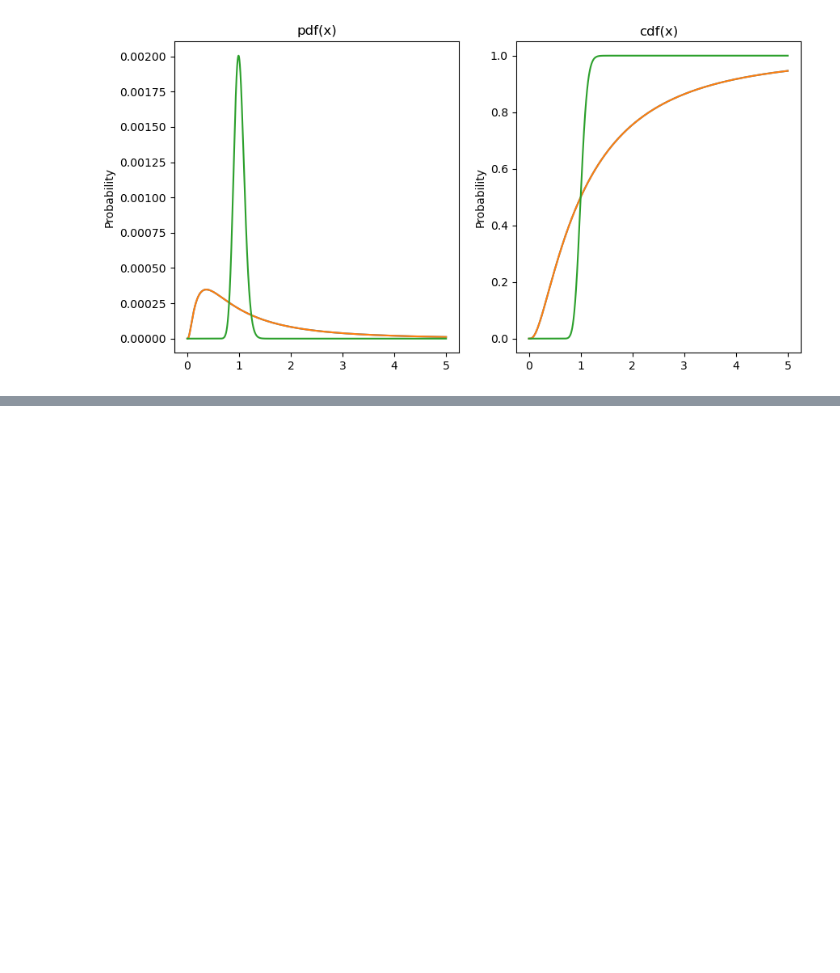
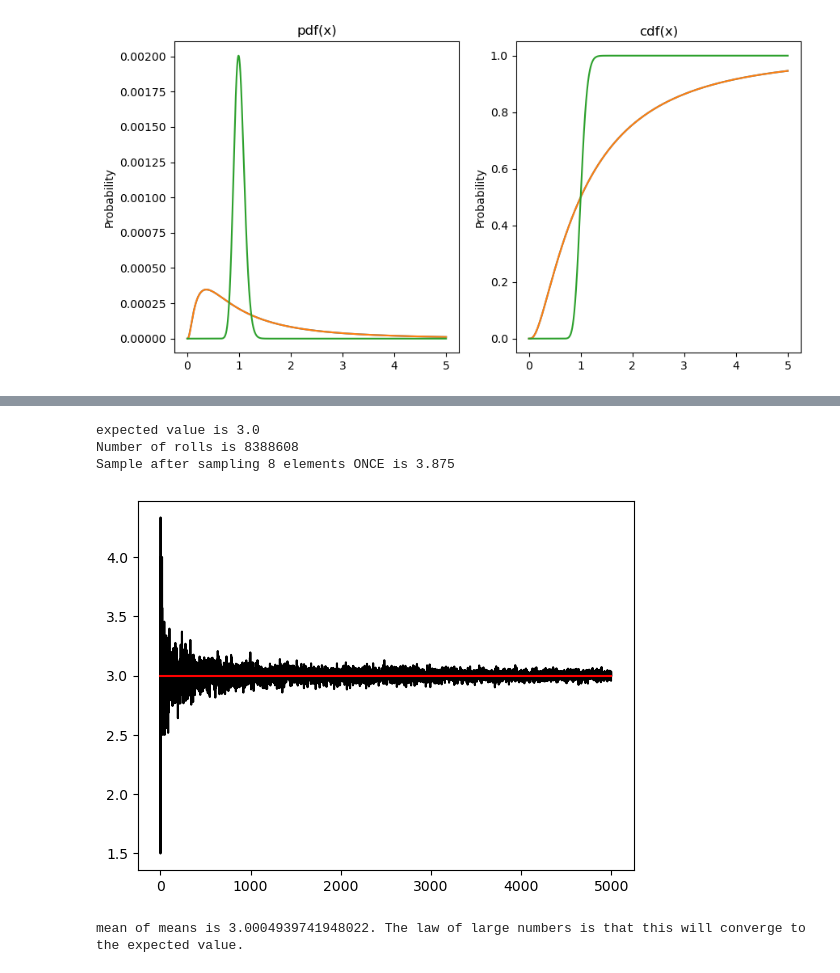
Before and after one commit to szalai-istvan/python-machine-learning, a Jupyter notebook: 03_statistics-and-machine-learning/04_probability-theory/probability.ipynb, the cells around one changed output, grey strips where cells are left out. Saved outputs shown, nothing was run; the diff lists cells and outputs as text; code cells hidden in the pictures; blank space fills up the shorter version.

```diff
--- a/03_statistics-and-machine-learning/04_probability-theory/probability.ipynb
+++ b/03_statistics-and-machine-learning/04_probability-theory/probability.ipynb
@@ -158,0 +233,42 @@ np.mean(means) # mean of the means
+# %%
+# weighed (not fair) dice
+p1 = 2/8
+p2 = 2/8
+p3 = 1/8
+p4 = 1/8
+p5 = 1/8
+p6 = 1/8
+p = np.array([p1, p2, p3, p4, p5, p6])
+expectedValue = sum([(i + 1) * p[i] for i in range(len(p))])
+print(f'expected value is {expectedValue}')
+
+population = [1,1,2,2,3,4,5,6]
+for i in range(20):
+    population = np.hstack((population,population)) # horizontal stack
+
+print(f'Number of rolls is {len(population)}')
+
+sampleSize = 8
+sample = np.random.choice(population,sampleSize)
+sampleMean = np.mean(sample)
+print(f'Sample after sampling {sampleSize} elements ONCE is {sampleMean}')
+
+k = 5_000
+sampleAverages = np.zeros(k)
+
+for i in range(k):
+    idx = np.floor(np.random.rand(i+1) * len(population)) # the size of the sample is always i + 1
+    sampleAverages[i] = np.mean( population[idx.astype(int)] )
+
+plt.plot(sampleAverages,'k')
+plt.plot([0,k],[expectedValue,expectedValue],'r')
+plt.show()
+# %% [output]
+expected value is 3.0
+Number of rolls is 8388608
+Sample after sampling 8 elements ONCE is 3.875
+[figure, added]
+# %%
+print(f'mean of means is {np.mean(sampleAverages)}. The law of large numbers is that this will converge to the expected value.')
+# %% [output]
+mean of means is 3.0004939741948022. The law of large numbers is that this will converge to the expected value.
```
Also changed, not shown: parts of 15 cells of this notebook.
